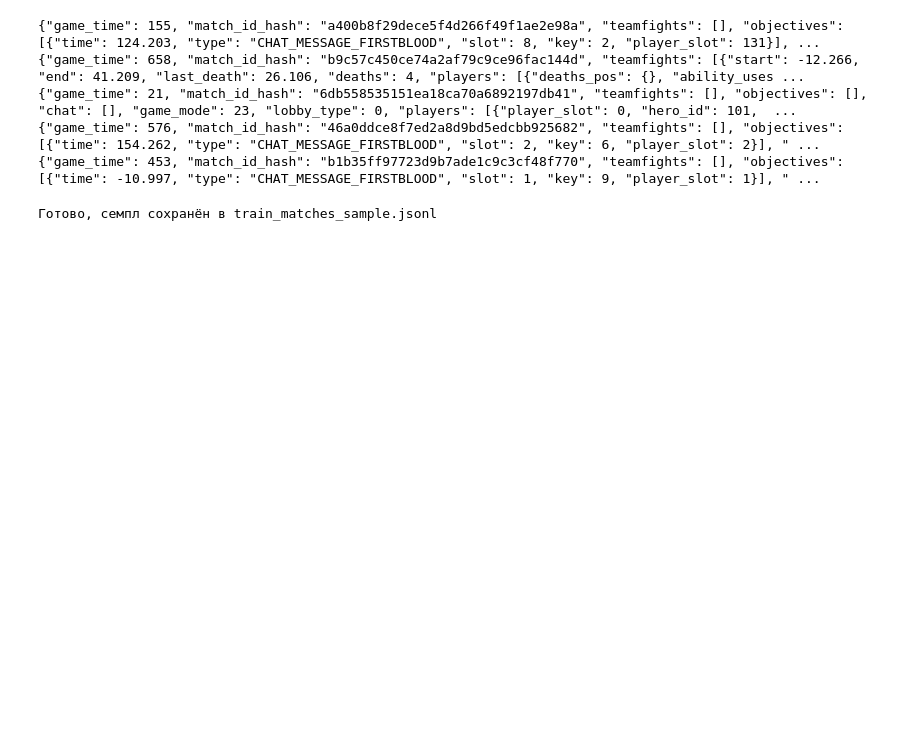
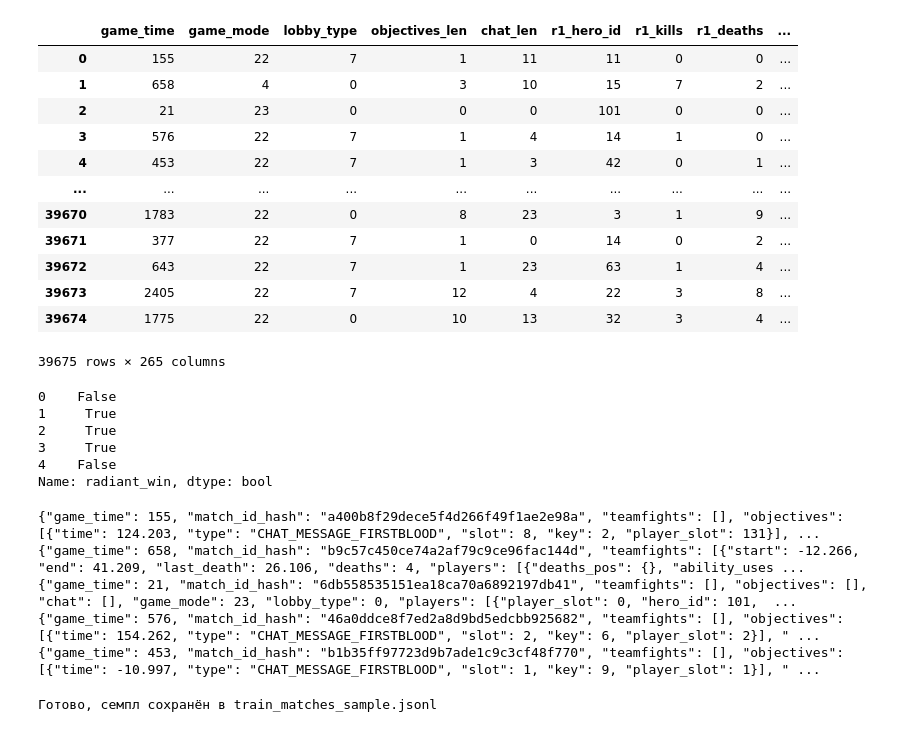
Before and after one commit to matevosovp/Dota-2-winner-prediction, a Jupyter notebook: Dota2winnerPrediction.ipynb, the cells around one changed output. Drawn from its saved outputs; the diff is of its cells as text; code cells hidden in the pictures; blank space fills up the shorter version.

```diff
--- a/Dota2winnerPrediction.ipynb
+++ b/Dota2winnerPrediction.ipynb
@@ -23,0 +93,2 @@ pd.read_csv("train_features.csv")
+# %%
+df_feats = create_features(raw_features)
@@ -24 +124,30 @@ pd.read_csv("train_features.csv")
+# %%
+# X = raw_features.drop(["match_id_hash", "game_time", "lobby_type", "game_mode", "objectives_len", "chat_len"], axis=1)
+X = df_feats.drop('match_id_hash', axis=1)
+y = raw_targets["radiant_win"]
+# %%
+X
+# %% [output]
+|  | game_time | game_mode | lobby_type | objectives_len | chat_len | r1_hero_id | r1_kills | r1_deaths | ... |
+| 0 | 155 | 22 | 7 | 1 | 11 | 11 | 0 | 0 | ... |
+| 1 | 658 | 4 | 0 | 3 | 10 | 15 | 7 | 2 | ... |
+| 2 | 21 | 23 | 0 | 0 | 0 | 101 | 0 | 0 | ... |
+| 3 | 576 | 22 | 7 | 1 | 4 | 14 | 1 | 0 | ... |
+| 4 | 453 | 22 | 7 | 1 | 3 | 42 | 0 | 1 | ... |
+| ... | ... | ... | ... | ... | ... | ... | ... | ... | ... |
+| 39670 | 1783 | 22 | 0 | 8 | 23 | 3 | 1 | 9 | ... |
+| 39671 | 377 | 22 | 7 | 1 | 0 | 14 | 0 | 2 | ... |
+| 39672 | 643 | 22 | 7 | 1 | 23 | 63 | 1 | 4 | ... |
+| 39673 | 2405 | 22 | 7 | 12 | 4 | 22 | 3 | 8 | ... |
+| 39674 | 1775 | 22 | 0 | 10 | 13 | 32 | 3 | 4 | ... |
+39675 rows × 265 columns
+# %%
+y.head()
+# %% [output]
+0    False
+1     True
+2     True
+3     True
+4    False
+Name: radiant_win, dtype: bool
 # %%
```
Also changed, not shown: parts of 22 cells of this notebook.
